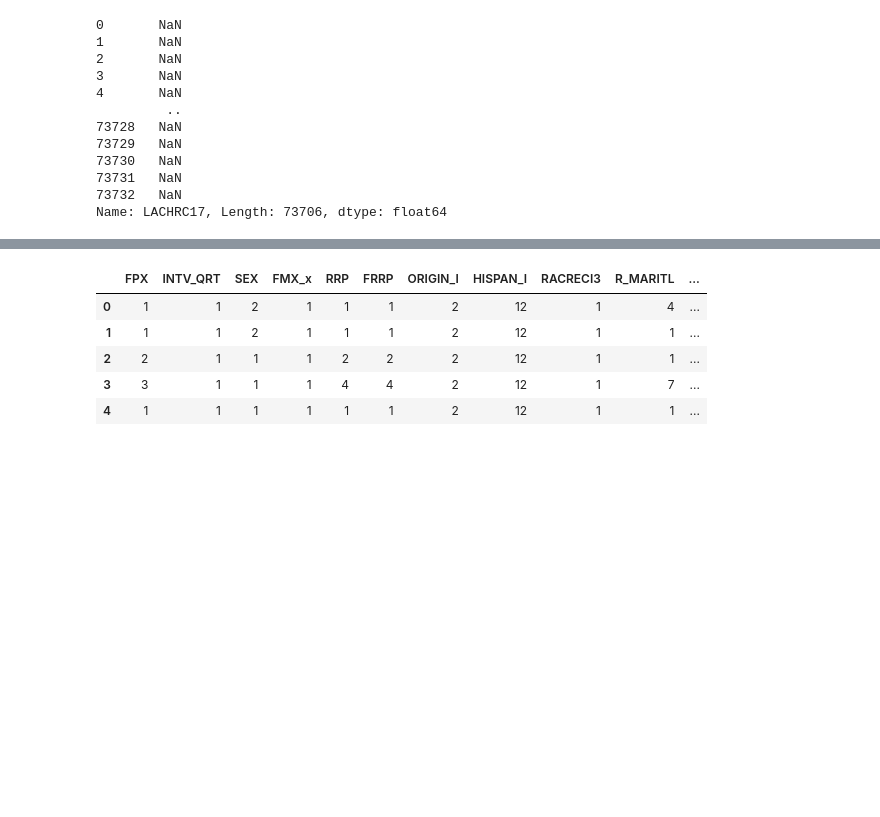
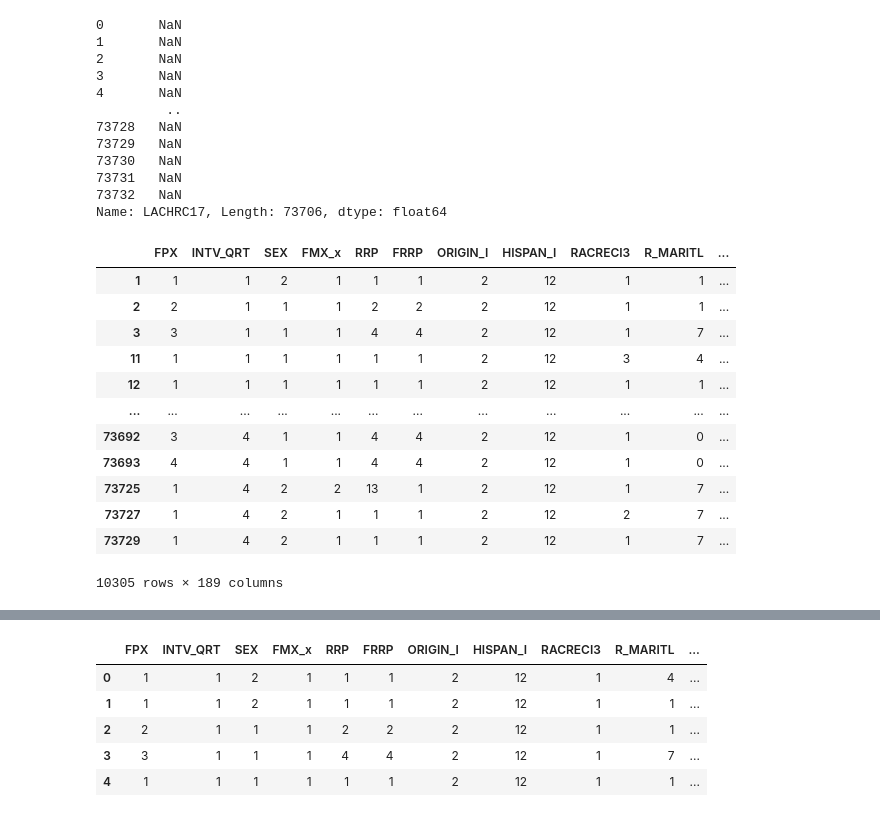
Before and after one commit to meganjacob/Venteur-Internship, a Jupyter notebook: Delayed Medical Care.ipynb, the cells around one changed output, grey strips where cells are left out. Saved outputs shown, nothing was run; the diff lists cells and outputs as text; code cells hidden in the pictures; blank space fills up the shorter version.

Commit message:
update delayed care + experiment with k means

```diff
--- a/Delayed Medical Care.ipynb
+++ b/Delayed Medical Care.ipynb
@@ -68,5 +68,20 @@ for i in merged.columns:
         merged = merged.drop([i], axis=1)
 # %%
 y_delay = merged[merged["FDMEDYN"] == 1]
+y_delay
+# %% [output]
+|  | FPX | INTV_QRT | SEX | FMX_x | RRP | FRRP | ORIGIN_I | HISPAN_I | RACRECI3 | R_MARITL | ... |
+| 1 | 1 | 1 | 2 | 1 | 1 | 1 | 2 | 12 | 1 | 1 | ... |
+| 2 | 2 | 1 | 1 | 1 | 2 | 2 | 2 | 12 | 1 | 1 | ... |
+| 3 | 3 | 1 | 1 | 1 | 4 | 4 | 2 | 12 | 1 | 7 | ... |
+| 11 | 1 | 1 | 1 | 1 | 1 | 1 | 2 | 12 | 3 | 4 | ... |
+| 12 | 1 | 1 | 1 | 1 | 1 | 1 | 2 | 12 | 1 | 1 | ... |
+| ... | ... | ... | ... | ... | ... | ... | ... | ... | ... | ... | ... |
+| 73692 | 3 | 4 | 1 | 1 | 4 | 4 | 2 | 12 | 1 | 0 | ... |
+| 73693 | 4 | 4 | 1 | 1 | 4 | 4 | 2 | 12 | 1 | 0 | ... |
+| 73725 | 1 | 4 | 2 | 2 | 13 | 1 | 2 | 12 | 1 | 7 | ... |
+| 73727 | 1 | 4 | 2 | 1 | 1 | 1 | 2 | 12 | 2 | 7 | ... |
+| 73729 | 1 | 4 | 2 | 1 | 1 | 1 | 2 | 12 | 1 | 7 | ... |
+10305 rows × 189 columns
 # %%
 n_delay = merged[merged["FDMEDYN"] == 2]
```
Also changed, not shown: parts of 27 cells of this notebook, 9 other files.
